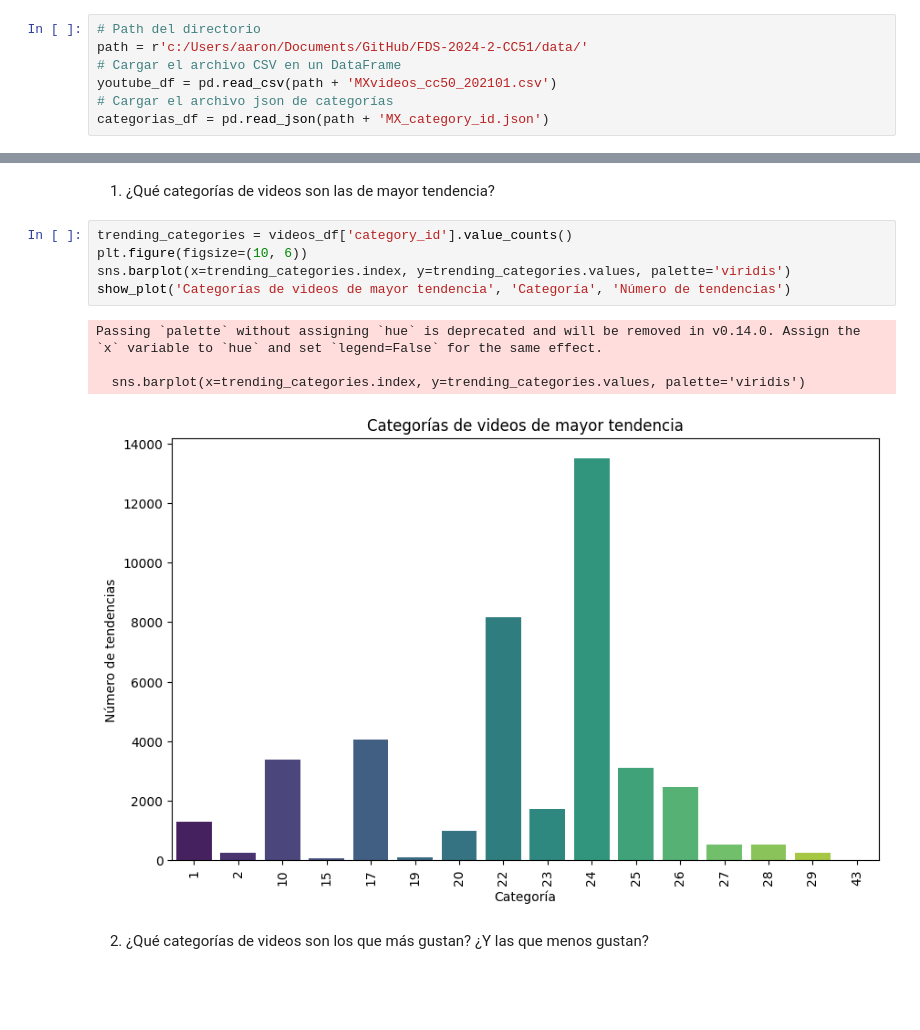
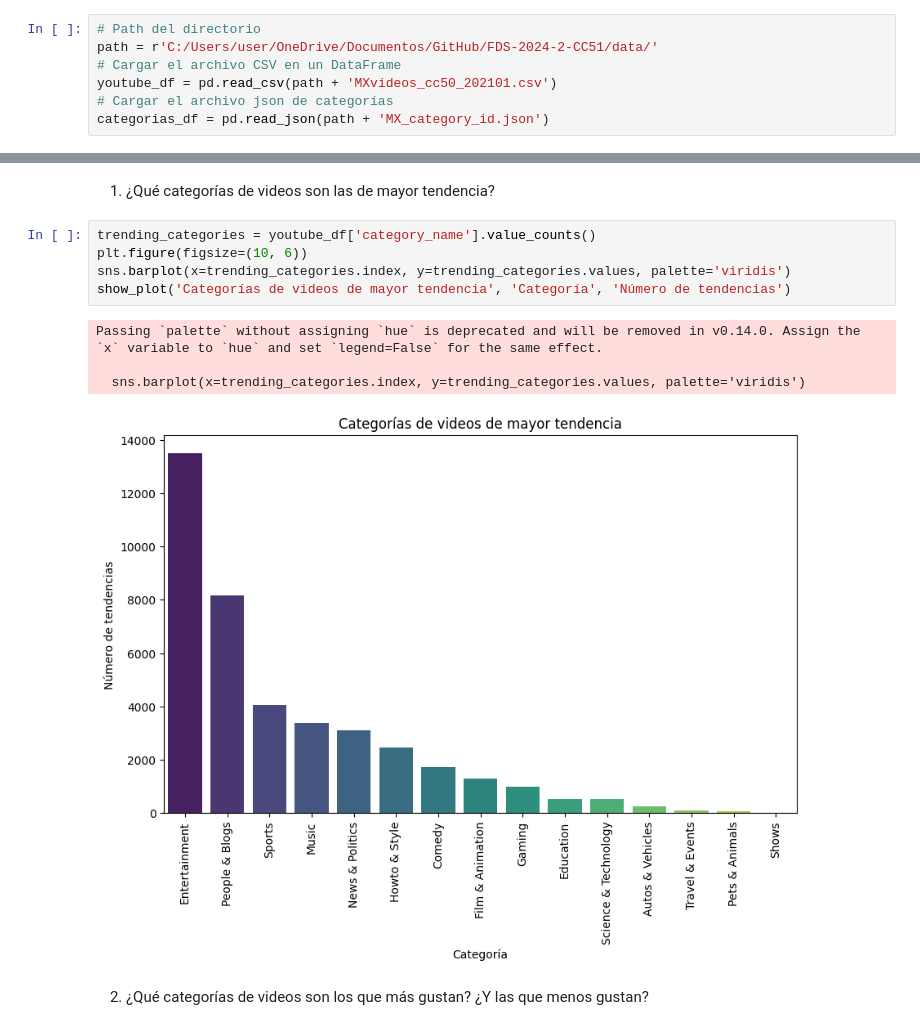
Before and after one commit to yselae/FDS-2024-2-CC51, a Jupyter notebook: code/TrabajoFinal.ipynb, the cells around one changed output, grey strips where cells are left out. Cells and saved outputs as stored; diff of their text form; blank space fills up the shorter version.

```diff
--- a/code/TrabajoFinal.ipynb
+++ b/code/TrabajoFinal.ipynb
@@ -15,7 +15,7 @@ print("Directorio actual:", os.getcwd())
 Directorio actual: c:\Users\user\OneDrive\Documentos\GitHub\FDS-2024-2-CC51\code
 # %%
 # Path del directorio
-path = r'c:/Users/aaron/Documents/GitHub/FDS-2024-2-CC51/data/'
+path = r'C:/Users/user/OneDrive/Documentos/GitHub/FDS-2024-2-CC51/data/'
 # Cargar el archivo CSV en un DataFrame
 youtube_df = pd.read_csv(path + 'MXvideos_cc50_202101.csv')
 # Cargar el archivo json de categorías
@@ -532,15 +530,15 @@ def show_plot(title, xlabel, ylabel):
 # %% [markdown]
 1. ¿Qué categorías de videos son las de mayor tendencia?
 # %%
-trending_categories = videos_df['category_id'].value_counts()
+trending_categories = youtube_df['category_name'].value_counts()
 plt.figure(figsize=(10, 6))
 sns.barplot(x=trending_categories.index, y=trending_categories.values, palette='viridis')
 show_plot('Categorías de videos de mayor tendencia', 'Categoría', 'Número de tendencias')
 # %% [output]
 Passing `palette` without assigning `hue` is deprecated and will be removed in v0.14.0. Assign the `x` variable to `hue` and set `legend=False` for the same effect.
 
   sns.barplot(x=trending_categories.index, y=trending_categories.values, palette='viridis')
-[figure, old version]
+[figure, new version]
 # %% [markdown]
 2. ¿Qué categorías de videos son los que más gustan? ¿Y las que menos gustan?
 # %%
```
Also changed, not shown: parts of 20 cells of this notebook, 1 other file.
